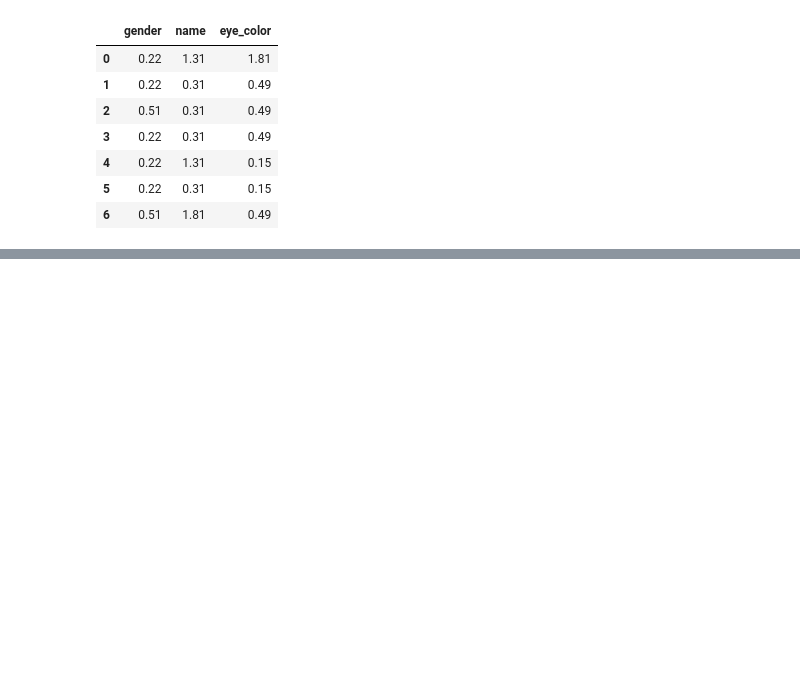
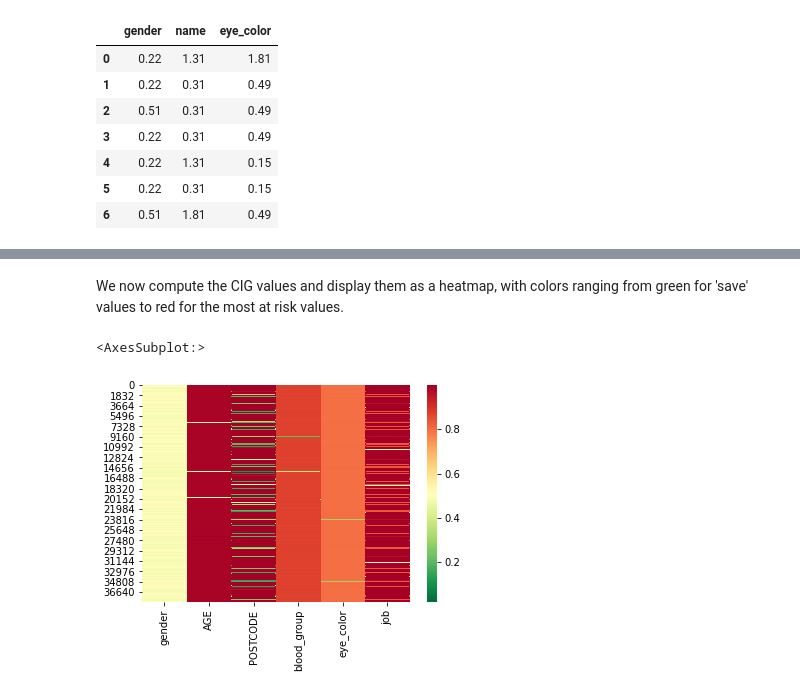
Before and after one commit to PIFtools/piflib, a Jupyter notebook: docs/tutorials/tutorial_cig.ipynb, the cells around one changed output, grey strips where cells are left out. Drawn from its saved outputs; the diff is of its cells as text; code cells hidden in the pictures; blank space fills up the shorter version.

```diff
--- a/docs/tutorials/tutorial_cig.ipynb
+++ b/docs/tutorials/tutorial_cig.ipynb
@@ -96,0 +119,5 @@ explain a bit
+# %%
+hack_features = ['gender', 'AGE', 'POSTCODE', 'blood_group', 'eye_color', 'job']
+hack_data = pd.read_csv('data/hackathon.csv')[hack_features]
+hack_data = hack_data.fillna('Unemployed')
+hack_data.head()
@@ -96,0 +131,10 @@ explain a bit
+# %% [markdown]
+We now compute the CIG values and display them as a heatmap, with colors ranging from green for 'save' values to red for the most at risk values.
+# %%
+hack_cig = piflib.compute_csfs(hack_data)
+color_map = matplotlib.colors.ListedColormap(
+        sns.color_palette("RdYlGn", 256).as_hex()[::-1])
+sns.heatmap(hack_cig, cmap=color_map)
+# %% [output]
+<AxesSubplot:>
+[figure, added]
```
Also changed, not shown: parts of 14 cells of this notebook, 1 other file.
